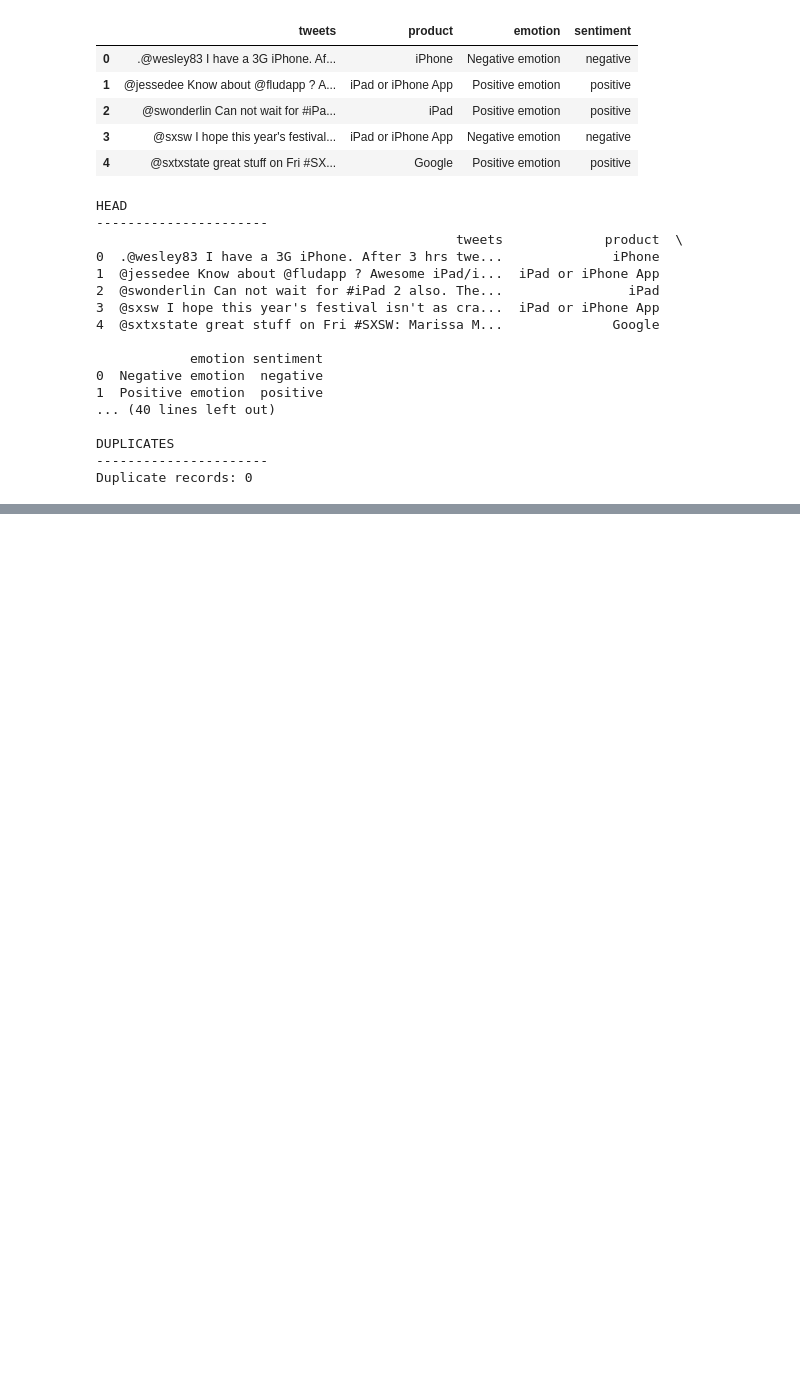
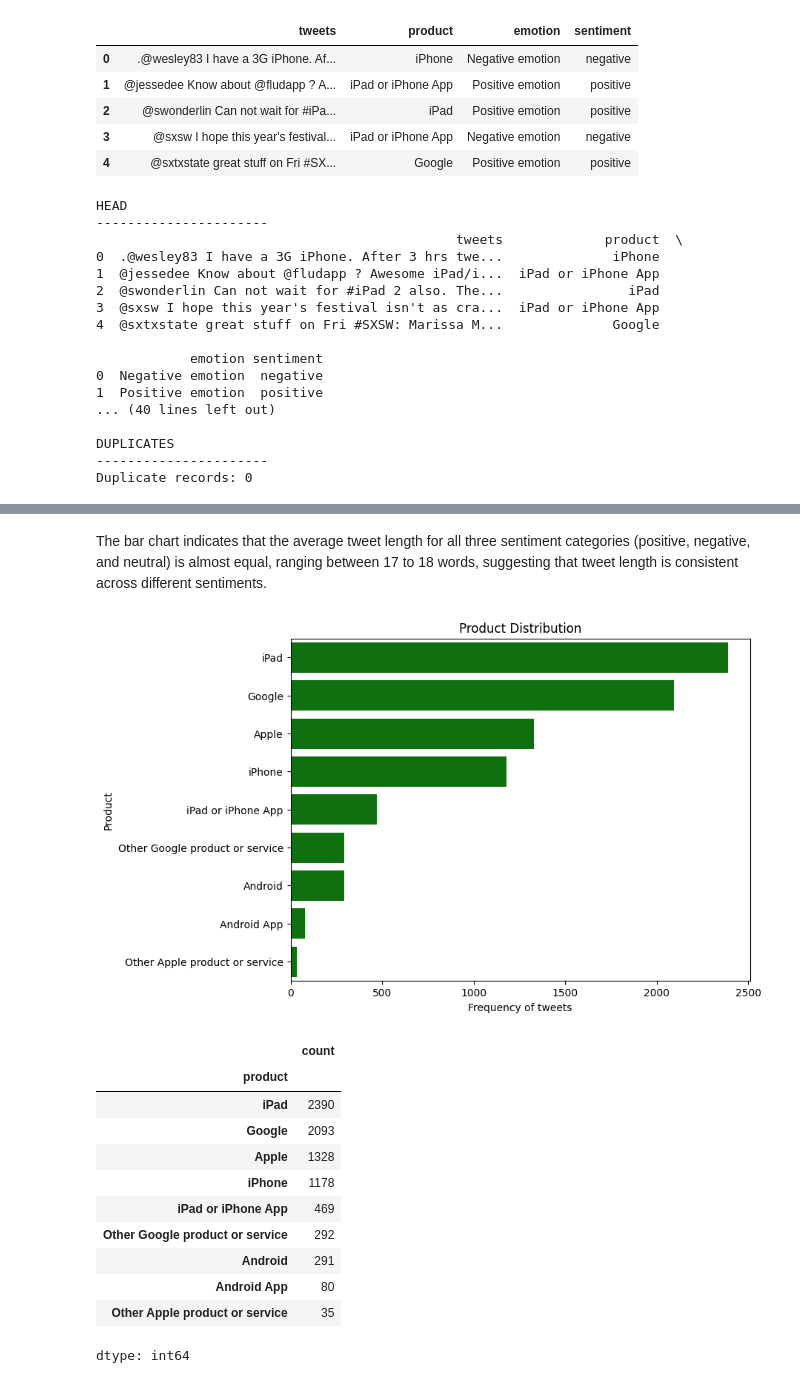
Before and after one commit to Kanyi254/sentiment-analysis, a Jupyter notebook: v_notebook.ipynb, the cells around one changed output, grey strips where cells are left out. Drawn from its saved outputs; the diff is of its cells as text; code cells hidden in the pictures; blank space fills up the shorter version.

```diff
--- a/v_notebook.ipynb
+++ b/v_notebook.ipynb
@@ -258,0 +296,30 @@ Duplicate records: 0
+# %% [markdown]
+
+The bar chart indicates that the average tweet length for all three sentiment categories (positive, negative, and neutral) is almost equal, ranging between 17 to 18 words, suggesting that tweet length is consistent across different sentiments.
+# %%
+#Distribution of products
+product_counts= df['product'].value_counts()
+
+plt.figure(figsize= (8, 6))
+labels= product_counts.index
+sns.barplot(x= product_counts, y= labels, color= 'green')
+plt.title('Product Distribution')
+plt.xlabel('Frequency of tweets')
+plt.ylabel('Product')
+plt.show()
+
+product_counts
+# %% [output]
+[figure, added]
+|  | count |
+| product |  |
+| iPad | 2390 |
+| Google | 2093 |
+| Apple | 1328 |
+| iPhone | 1178 |
+| iPad or iPhone App | 469 |
+| Other Google product or service | 292 |
+| Android | 291 |
+| Android App | 80 |
+| Other Apple product or service | 35 |
+dtype: int64
```
Also changed, not shown: parts of 11 cells of this notebook.
